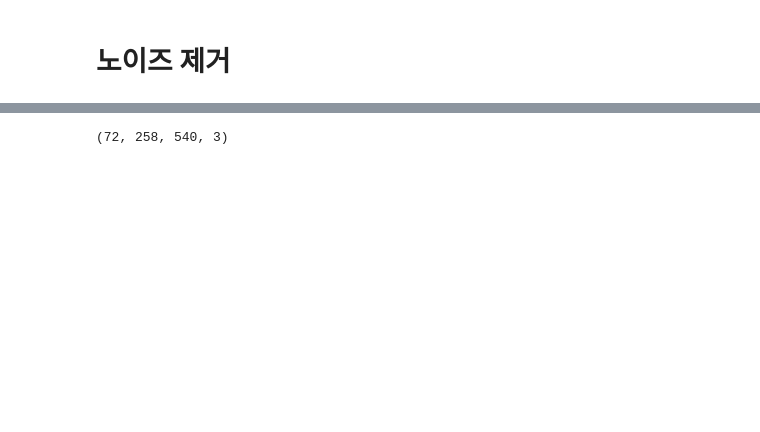
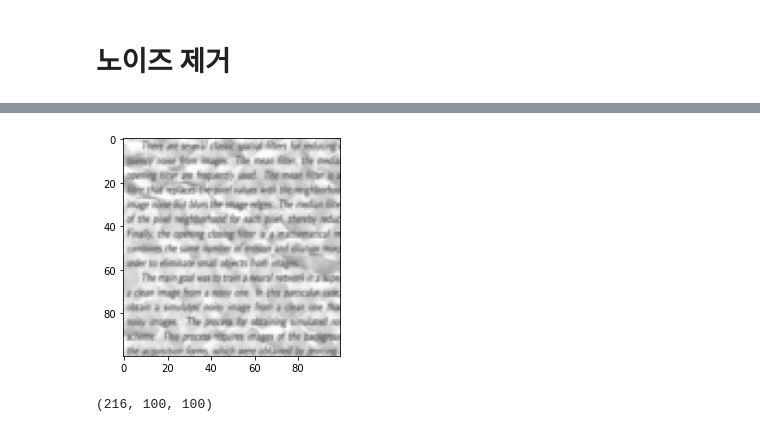
Before and after one commit to Son-BR/KDT_Projects, a Jupyter notebook: EXAM_DL/DAY_0916/letter.ipynb, the cells around one changed output, grey strips where cells are left out. Cells and saved outputs as stored; diff of their text form; code cells hidden in the pictures; blank space fills up the shorter version.

```diff
--- a/EXAM_DL/DAY_0916/letter.ipynb
+++ b/EXAM_DL/DAY_0916/letter.ipynb
@@ -7,2 +2,0 @@ import os
-# %%
-img = Image.open('./Noisy_Documents/noisy/0.png')
@@ -16,17 +15,25 @@ print(x.shape)
 # %%
-# 이미지를 넘파이배열로 변환
-noisy_list=os.listdir('./Noisy_Documents/noisy/')
-x_train1=[]
-x_train2=[]
-for i in noisy_list:
-    img = Image.open(f'./Noisy_Documents/noisy/{i}')
-    img=np.array(img)
-    if img.shape == (420, 540, 3):
-        x_train1.append(np.array(img))
-    elif img.shape == (258, 540, 3):
-        x_train2.append(np.array(img))
-    else: print(i, img.shape)
+# # 이미지를 넘파이배열로 변환
+# noisy_list=os.listdir('./Noisy_Documents/noisy/')
+# x_train1=[]
+# x_train2=[]
+# for i in noisy_list:
+#     img = Image.open(f'./Noisy_Documents/noisy/{i}')
+#     img=np.array(img)
+#     if img.shape == (420, 540, 3):
+#         x_train1.append(np.array(img))
+#     elif img.shape == (258, 540, 3):
+#         x_train2.append(np.array(img))
+#     else: print(i, img.shape)
+# %%
+# 이미지를 넘파이배열로 변환
+noisy_list=os.listdir('./Noisy_Documents/noisy/')
+x_train=[]
+for i in noisy_list:
+    img = plt.imread(f'./Noisy_Documents/noisy/{i}')
+    img=resize(img, (100, 100))
+    x_train.append(np.array(img))
 # %%
-x_train1=np.array(x_train1)
-x_train1.shape
+x_train=np.array(x_train)
+x_train.shape
 # %% [output]
@@ -33,0 +61,5 @@ x_train1.shape
+# %%
+plt.imshow(x_train[0], cmap='gray')
+plt.show()
+# %% [output]
+[figure, added]
@@ -34,5 +74,5 @@ x_train1.shape
 # %%
-x_train2=np.array(x_train2)
-x_train2.shape
+y_train=np.array(y_train)
+y_train.shape
 # %% [output]
-(72, 258, 540, 3)
+(216, 100, 100)
```
Also changed, not shown: parts of 20 cells of this notebook, 1 other file.
